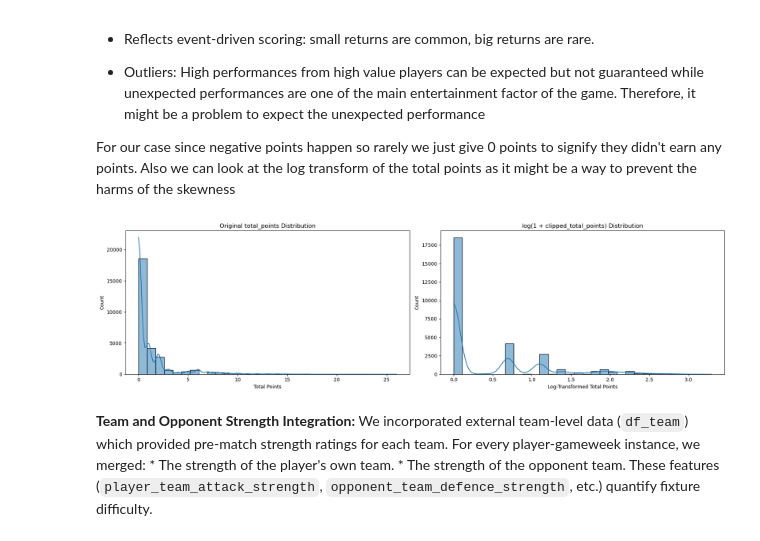
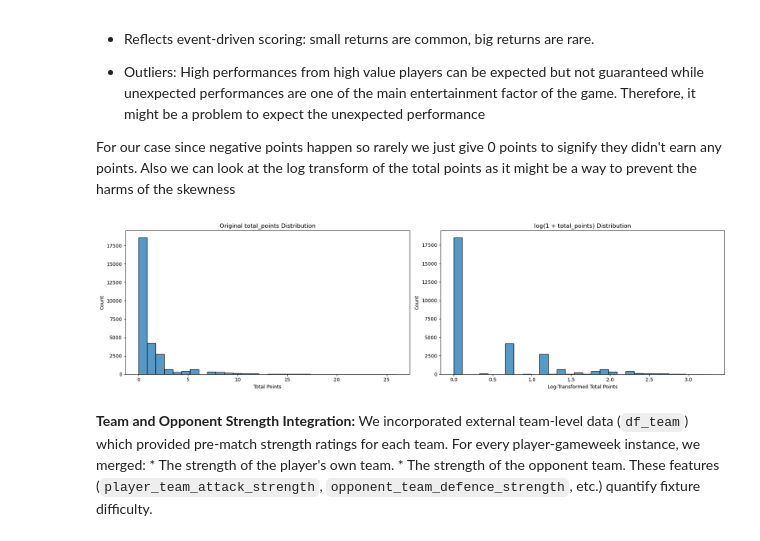
Before and after one commit to utkubah/FPL-Predictor, a Jupyter notebook: notebooks/eda.ipynb, the cells around one changed output. Saved outputs shown, nothing was run; the diff lists cells and outputs as text; code cells hidden in the pictures.

```diff
--- a/notebooks/eda.ipynb
+++ b/notebooks/eda.ipynb
@@ -187,20 +187,20 @@ if nan_count > 0 or inf_count > 0:
 # %%
 ig, axes = plt.subplots(1, 2, figsize=(18, 5))
 
 sns.histplot(df["total_points"], ax=axes[0], kde=False, bins=30)
 axes[0].set_title("Original total_points Distribution")
 axes[0].set_xlabel("Total Points")
 
 sns.histplot(df["log1p_total_points"], ax=axes[1], kde=False, bins=30)
-axes[1].set_title("log(1 + clipped_total_points) Distribution")
+axes[1].set_title("log(1 + total_points) Distribution")
 axes[1].set_xlabel("Log-Transformed Total Points")
 
 plt.tight_layout()
 plt.show()
 
 #problem in log comes from the fact that we are not dealing with continous points but integers
 # %% [output]
-[figure, old version]
+[figure, new version]
 # %% [markdown]
 **Team and Opponent Strength Integration:** We incorporated external team-level data (`df_team`) which provided pre-match strength ratings for each team. For every player-gameweek instance, we merged:
     *   The strength of the player's own team.
```
Also changed, not shown: 11 other files.
